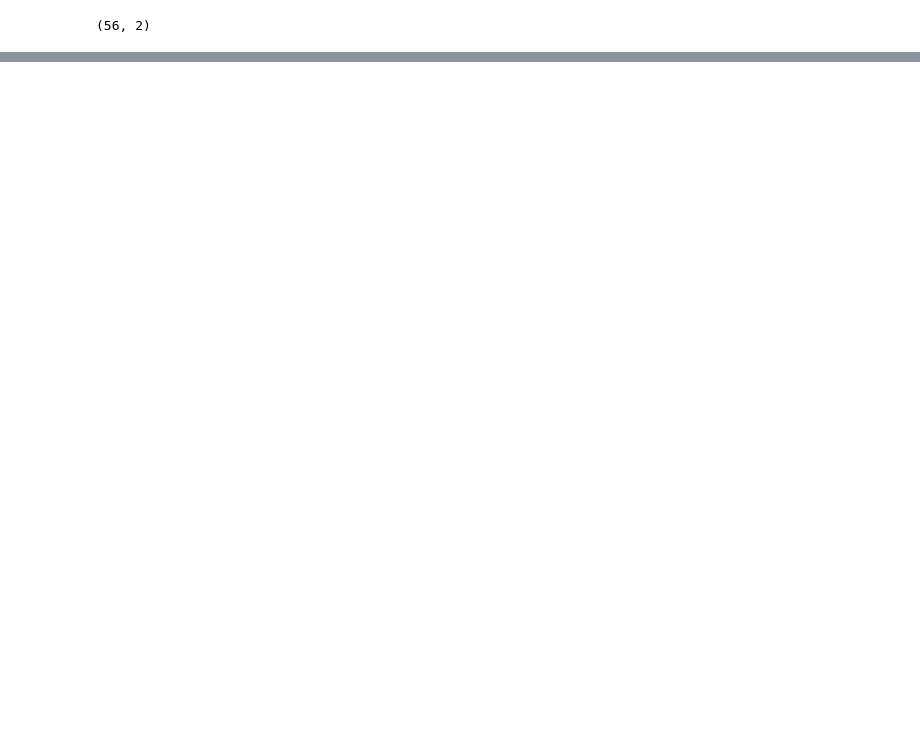
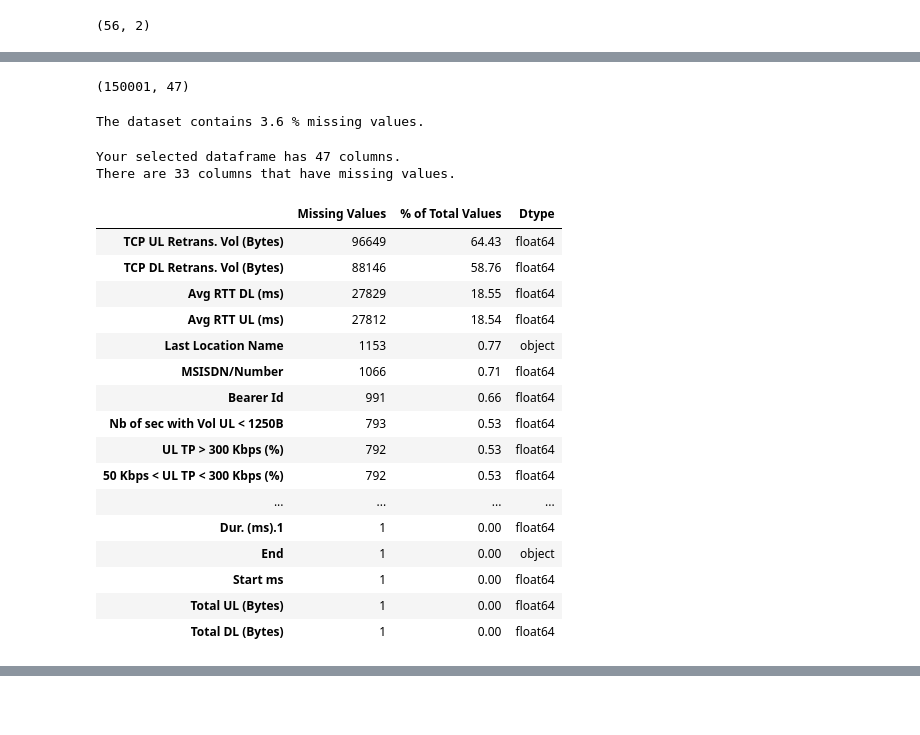
Before and after one commit to gezish/TellCo-UserDataAnalytics, a Jupyter notebook: notebooks/data_pre-processing.ipynb, the cells around one changed output, grey strips where cells are left out. Cells and saved outputs as stored; diff of their text form; code cells hidden in the pictures; blank space fills up the shorter version.

```diff
--- a/notebooks/data_pre-processing.ipynb
+++ b/notebooks/data_pre-processing.ipynb
@@ -122,0 +162,3 @@ comparison
+# %%
+columns_to_remove = missing_df[missing_df['% of Total Values'] >= 30.00].index.tolist()
+columns_to_remove
@@ -122,0 +178,4 @@ comparison
+# %%
+columns_to_remove = [col for col in columns_to_remove if col not in ['TCP UL Retrans. Vol (Bytes)',
+    'TCP DL Retrans. Vol (Bytes)']]
+columns_to_remove
@@ -122,0 +191,34 @@ comparison
+# %%
+my_df = raw_data.copy()
+# %%
+# Droping the rest columens
+my_df = my_df.drop(columns_to_remove, axis=1)
+my_df.shape
+# %% [output]
+(150001, 47)
+# %%
+percent_missing_values(my_df)
+# %% [output]
+The dataset contains 3.6 % missing values.
+# %%
+missing_values_table(my_df)
+# %% [output]
+Your selected dataframe has 47 columns.
+There are 33 columns that have missing values.
+|  | Missing Values | % of Total Values | Dtype |
+| TCP UL Retrans. Vol (Bytes) | 96649 | 64.43 | float64 |
+| TCP DL Retrans. Vol (Bytes) | 88146 | 58.76 | float64 |
+| Avg RTT DL (ms) | 27829 | 18.55 | float64 |
+| Avg RTT UL (ms) | 27812 | 18.54 | float64 |
+| Last Location Name | 1153 | 0.77 | object |
+| MSISDN/Number | 1066 | 0.71 | float64 |
+| Bearer Id | 991 | 0.66 | float64 |
+| Nb of sec with Vol UL < 1250B | 793 | 0.53 | float64 |
+| UL TP > 300 Kbps (%) | 792 | 0.53 | float64 |
+| 50 Kbps < UL TP < 300 Kbps (%) | 792 | 0.53 | float64 |
+| ... | ... | ... | ... |
+| Dur. (ms).1 | 1 | 0.00 | float64 |
+| End | 1 | 0.00 | object |
+| Start ms | 1 | 0.00 | float64 |
+| Total UL (Bytes) | 1 | 0.00 | float64 |
+| Total DL (Bytes) | 1 | 0.00 | float64 |
```
Also changed, not shown: parts of 25 cells of this notebook.
